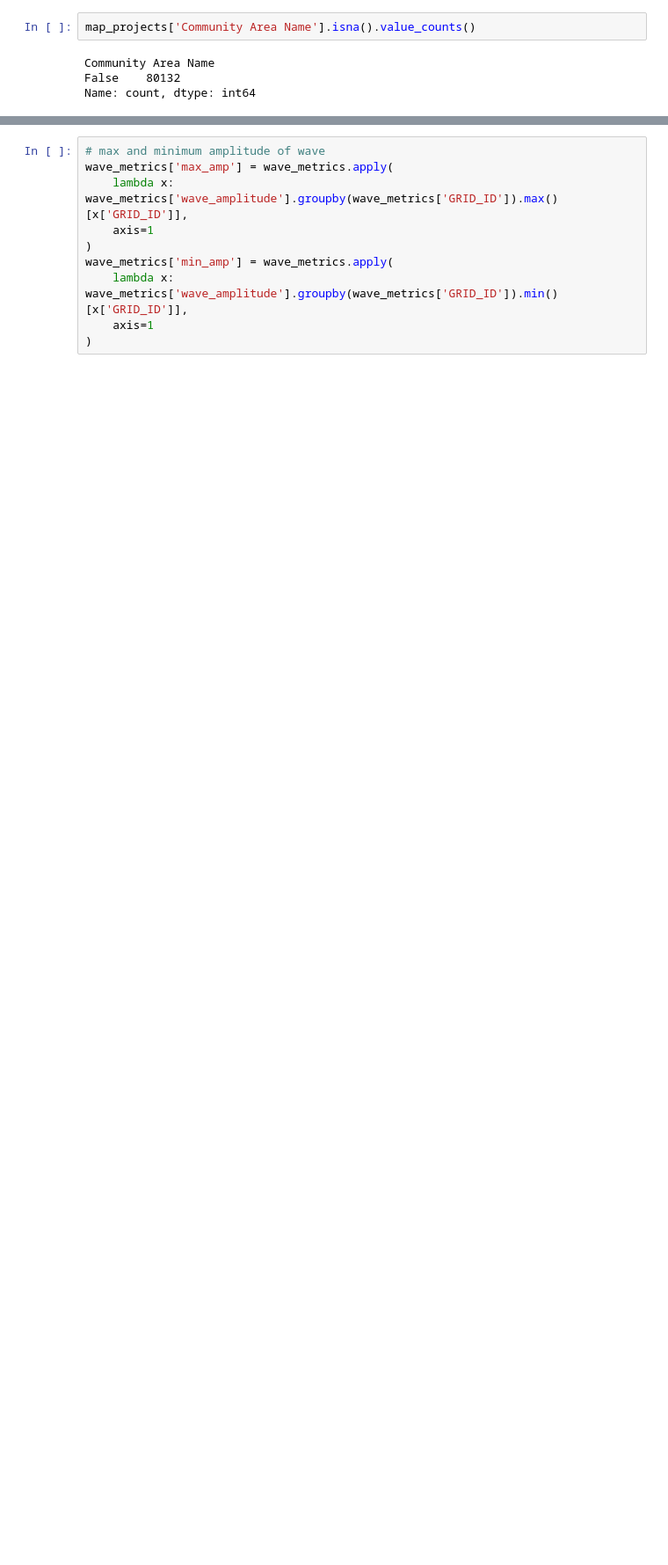
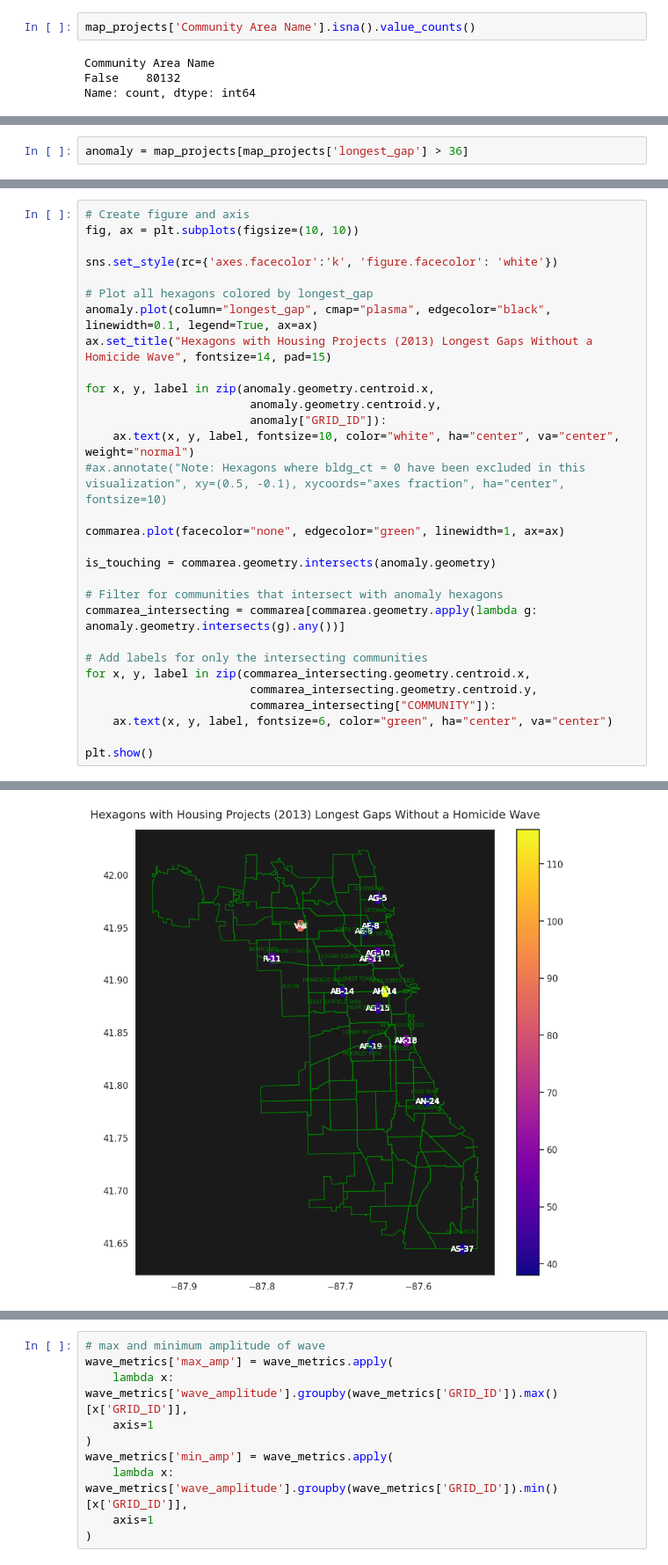
Before and after one commit to uchicago-justice-project/decreasing-homicide-waves, a Jupyter notebook: hom_decrease.ipynb, the cells around one changed output, grey strips where cells are left out. Shown at 88% size. Drawn from its saved outputs; the diff is of its cells as text; blank space fills up the shorter version.

```diff
--- a/hom_decrease.ipynb
+++ b/hom_decrease.ipynb
@@ -309,0 +403,2 @@ plt.show()
+# %%
+anomaly = map_projects[map_projects['longest_gap'] > 36]
@@ -309,0 +442,31 @@ plt.show()
+# %%
+# Create figure and axis
+fig, ax = plt.subplots(figsize=(10, 10))
+
+sns.set_style(rc={'axes.facecolor':'k', 'figure.facecolor': 'white'})
+
+# Plot all hexagons colored by longest_gap
+anomaly.plot(column="longest_gap", cmap="plasma", edgecolor="black", linewidth=0.1, legend=True, ax=ax)
+ax.set_title("Hexagons with Housing Projects (2013) Longest Gaps Without a Homicide Wave", fontsize=14, pad=15)
+
+for x, y, label in zip(anomaly.geometry.centroid.x,
+                        anomaly.geometry.centroid.y,
+                        anomaly["GRID_ID"]):
+    ax.text(x, y, label, fontsize=10, color="white", ha="center", va="center", weight="normal")
+#ax.annotate("Note: Hexagons where bldg_ct = 0 have been excluded in this visualization", xy=(0.5, -0.1), xycoords="axes fraction", ha="center", fontsize=10)
+
+commarea.plot(facecolor="none", edgecolor="green", linewidth=1, ax=ax)
+
+is_touching = commarea.geometry.intersects(anomaly.geometry)
+
+# Filter for communities that intersect with anomaly hexagons
+commarea_intersecting = commarea[commarea.geometry.apply(lambda g: anomaly.geometry.intersects(g).any())]
+
+# Add labels for only the intersecting communities
+for x, y, label in zip(commarea_intersecting.geometry.centroid.x,
+                        commarea_intersecting.geometry.centroid.y,
+                        commarea_intersecting["COMMUNITY"]):
+    ax.text(x, y, label, fontsize=6, color="green", ha="center", va="center")
+
+plt.show()
+# %% [output]
@@ -309,0 +480 @@ plt.show()
+[figure, added]
```
Also changed, not shown: parts of 27 cells of this notebook, 2 other files.
